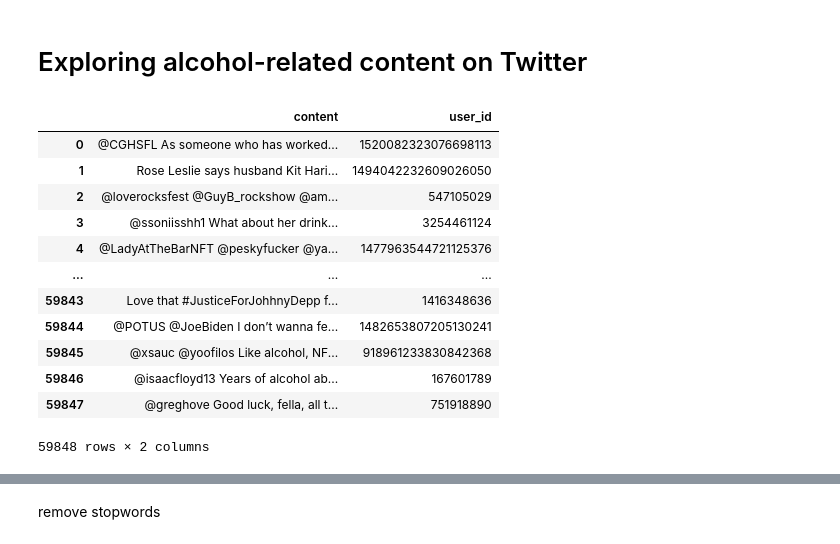
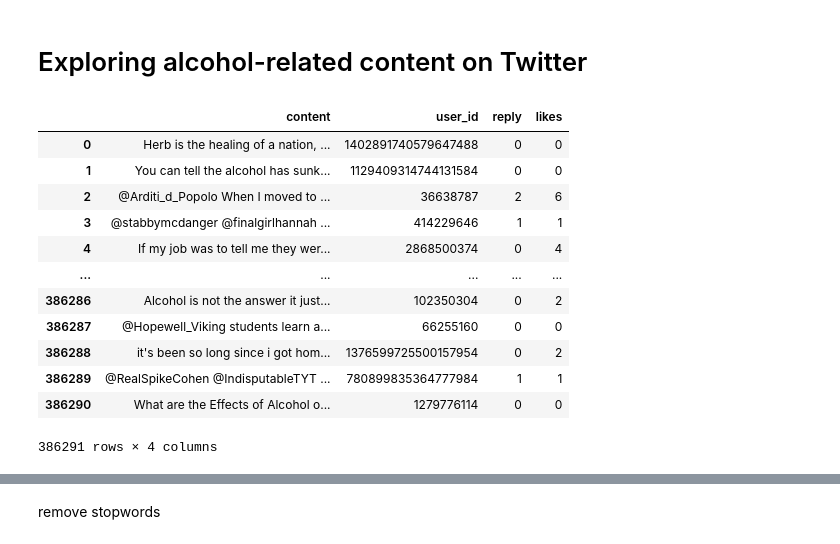
Before and after one commit to Coco-Jiachen-Yu/replication-materials-Coco-Jiachen-Yu, a Jupyter notebook: Analysis_Twitter.ipynb, the cells around one changed output, grey strips where cells are left out. Drawn from its saved outputs; the diff is of its cells as text; code cells hidden in the pictures.

```diff
--- a/Analysis_Twitter.ipynb
+++ b/Analysis_Twitter.ipynb
@@ -12,6 +12,8 @@ for line in open('twitter-@alcohol.json', 'r'):
 
 twitter_content = []
 twitter_user = []
+twitter_reply = []
+twitter_likes = []
 
 for tweet in tweets:
     try:
@@ -19,24 +21,28 @@ for tweet in tweets:
             lang = "en"
             twitter_content.append(tweet["content"])
             twitter_user.append(tweet["user"]["id"])
+            twitter_reply.append(tweet["replyCount"])
+            twitter_likes.append(tweet["likeCount"])
     except:
         lang = 'no'
 # %%
 data = pd.DataFrame()
 data["content"] = twitter_content
 data["user_id"] = twitter_user
+data["reply"] = twitter_reply
+data["likes"] = twitter_likes
 data
 # %% [output]
-|  | content | user_id |
-| 0 | @CGHSFL As someone who has worked... | 1520082323076698113 |
-| 1 | Rose Leslie says husband Kit Hari... | 1494042232609026050 |
-| 2 | @loverocksfest @GuyB_rockshow @am... | 547105029 |
-| 3 | @ssoniisshh1 What about her drink... | 3254461124 |
-| 4 | @LadyAtTheBarNFT @peskyfucker @ya... | 1477963544721125376 |
-| ... | ... | ... |
-| 59843 | Love that #JusticeForJohhnyDepp f... | 1416348636 |
-| 59844 | @POTUS @JoeBiden I don’t wanna fe... | 1482653807205130241 |
-| 59845 | @xsauc @yoofilos Like alcohol, NF... | 918961233830842368 |
-| 59846 | @isaacfloyd13 Years of alcohol ab... | 167601789 |
-| 59847 | @greghove Good luck, fella, all t... | 751918890 |
+|  | content | user_id | reply | likes |
+| 0 | Herb is the healing of a nation, ... | 1402891740579647488 | 0 | 0 |
+| 1 | You can tell the alcohol has sunk... | 1129409314744131584 | 0 | 0 |
+| 2 | @Arditi_d_Popolo When I moved to ... | 36638787 | 2 | 6 |
+| 3 | @stabbymcdanger @finalgirlhannah ... | 414229646 | 1 | 1 |
+| 4 | If my job was to tell me they wer... | 2868500374 | 0 | 4 |
+| ... | ... | ... | ... | ... |
+| 386286 | Alcohol is not the answer it just... | 102350304 | 0 | 2 |
+| 386287 | @Hopewell_Viking students learn a... | 66255160 | 0 | 0 |
+| 386288 | it's been so long since i got hom... | 1376599725500157954 | 0 | 2 |
+| 386289 | @RealSpikeCohen @IndisputableTYT ... | 780899835364777984 | 1 | 1 |
+| 386290 | What are the Effects of Alcohol o... | 1279776114 | 0 | 0 |
-59848 rows × 2 columns
+386291 rows × 4 columns
```
Also changed, not shown: parts of 12 cells of this notebook, 2 other files.
